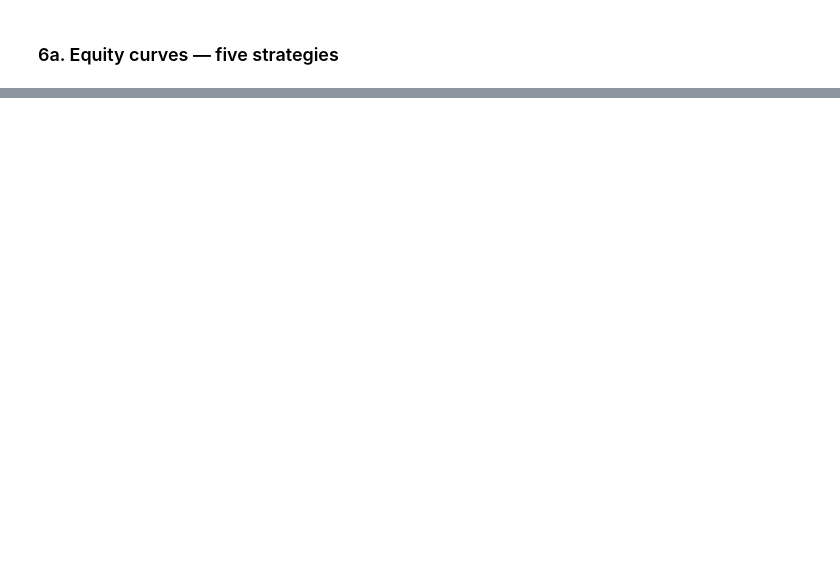
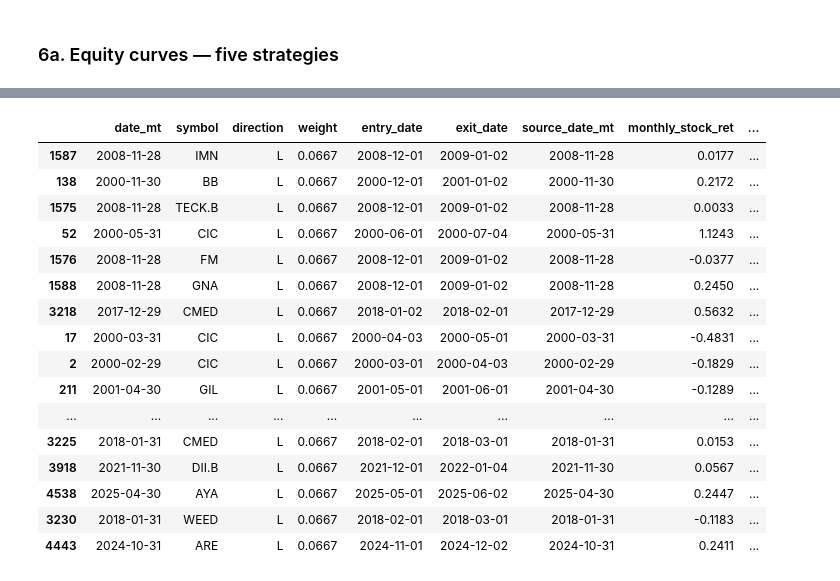
Before and after one commit to galamboslajos/Finance-Working-Files, a Jupyter notebook: Investments_2026/deep_momentum/run.ipynb, the cells around one changed output, grey strips where cells are left out. Saved outputs shown, nothing was run; the diff lists cells and outputs as text; code cells hidden in the pictures; blank space fills up the shorter version.

```diff
--- a/Investments_2026/deep_momentum/run.ipynb
+++ b/Investments_2026/deep_momentum/run.ipynb
@@ -599,0 +686,25 @@ Months with 15 names:
+# %%
+# Daily canonical performance table, one row per strategy.
+perf_rows = []
+for name, s in daily_summaries.items():
+    if not s:
+        continue
+    strat = name.replace("EW_", "")
+    monthly_port = results.get(strat, {}).get("portfolio", pd.DataFrame())
+    perf_rows.append({
+        "country": country_name,
+        "strategy": strat,
+        "daily_ann_ret": s["annualized_return"],
+        "daily_ann_vol": s["annualized_vol"],
+        "daily_sharpe": s["sharpe_ratio"],
+        "daily_max_dd": s["max_drawdown"],
+        "daily_total_ret": s["total_return"],
+        "daily_var_95": s["var_95_daily"],
+        "n_rebalances": s["n_rebalances"],
+        "avg_positions": s["avg_positions"],
+        "monthly_diag_mean_ann": monthly_port["ls_ret"].mean() * 12 if not monthly_port.empty else np.nan,
+        "monthly_diag_crash_rate": compute_crash_rate(monthly_port) if not monthly_port.empty else np.nan,
+    })
+
+country_strategy_stats = pd.DataFrame(perf_rows).set_index(["country", "strategy"])
+country_strategy_stats.round(4)
@@ -599,0 +751,11 @@ Months with 15 names:
+# %%
+from bridge_diag import build_monthly_daily_bridge, print_bridge_report
+
+bridge_pos, bridge_month = build_monthly_daily_bridge(
+    featured, predictions, daily,
+    strategy="RET",
+    top_n=TOP_N,
+    execution_lag_days=1,
+    long_only=LONG_ONLY,
+)
+print_bridge_report(bridge_pos, bridge_month, long_only=LONG_ONLY)
@@ -599,0 +801,25 @@ Months with 15 names:
+# %%
+bridge_pos.dropna(subset=["diff"]).sort_values(
+    "diff", key=lambda s: s.abs(), ascending=False
+).head(30)[[
+    "date_mt", "symbol", "direction", "weight", "entry_date", "exit_date",
+    "source_date_mt", "monthly_stock_ret", "daily_stock_ret", "diff", "entry_px", "exit_px"
+]].round(4)
+# %% [output]
+|  | date_mt | symbol | direction | weight | entry_date | exit_date | source_date_mt | monthly_stock_ret | ... |
+| 1587 | 2008-11-28 | IMN | L | 0.0667 | 2008-12-01 | 2009-01-02 | 2008-11-28 | 0.0177 | ... |
+| 138 | 2000-11-30 | BB | L | 0.0667 | 2000-12-01 | 2001-01-02 | 2000-11-30 | 0.2172 | ... |
+| 1575 | 2008-11-28 | TECK.B | L | 0.0667 | 2008-12-01 | 2009-01-02 | 2008-11-28 | 0.0033 | ... |
+| 52 | 2000-05-31 | CIC | L | 0.0667 | 2000-06-01 | 2000-07-04 | 2000-05-31 | 1.1243 | ... |
+| 1576 | 2008-11-28 | FM | L | 0.0667 | 2008-12-01 | 2009-01-02 | 2008-11-28 | -0.0377 | ... |
+| 1588 | 2008-11-28 | GNA | L | 0.0667 | 2008-12-01 | 2009-01-02 | 2008-11-28 | 0.2450 | ... |
+| 3218 | 2017-12-29 | CMED | L | 0.0667 | 2018-01-02 | 2018-02-01 | 2017-12-29 | 0.5632 | ... |
+| 17 | 2000-03-31 | CIC | L | 0.0667 | 2000-04-03 | 2000-05-01 | 2000-03-31 | -0.4831 | ... |
+| 2 | 2000-02-29 | CIC | L | 0.0667 | 2000-03-01 | 2000-04-03 | 2000-02-29 | -0.1829 | ... |
+| 211 | 2001-04-30 | GIL | L | 0.0667 | 2001-05-01 | 2001-06-01 | 2001-04-30 | -0.1289 | ... |
+| ... | ... | ... | ... | ... | ... | ... | ... | ... | ... |
+| 3225 | 2018-01-31 | CMED | L | 0.0667 | 2018-02-01 | 2018-03-01 | 2018-01-31 | 0.0153 | ... |
+| 3918 | 2021-11-30 | DII.B | L | 0.0667 | 2021-12-01 | 2022-01-04 | 2021-11-30 | 0.0567 | ... |
+| 4538 | 2025-04-30 | AYA | L | 0.0667 | 2025-05-01 | 2025-06-02 | 2025-04-30 | 0.2447 | ... |
+| 3230 | 2018-01-31 | WEED | L | 0.0667 | 2018-02-01 | 2018-03-01 | 2018-01-31 | -0.1183 | ... |
+| 4443 | 2024-10-31 | ARE | L | 0.0667 | 2024-11-01 | 2024-12-02 | 2024-10-31 | 0.2411 | ... |
```
Also changed, not shown: parts of 50 cells of this notebook, 11 other files.
